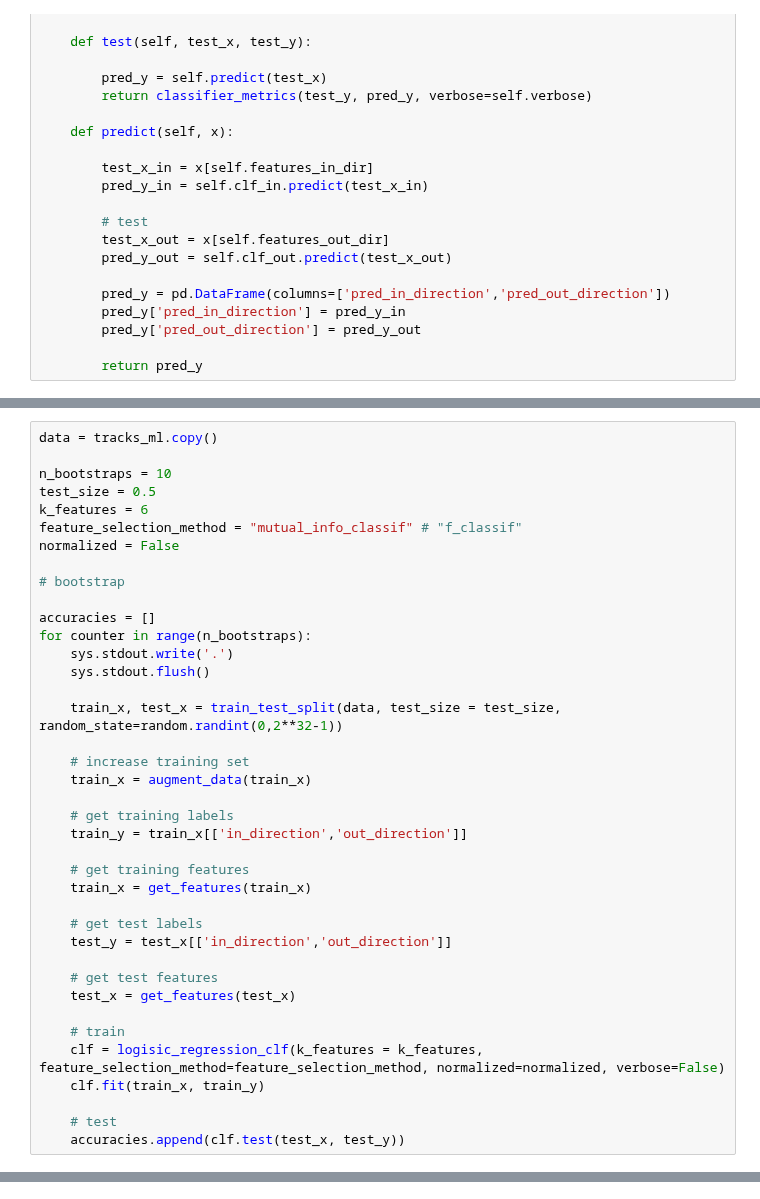
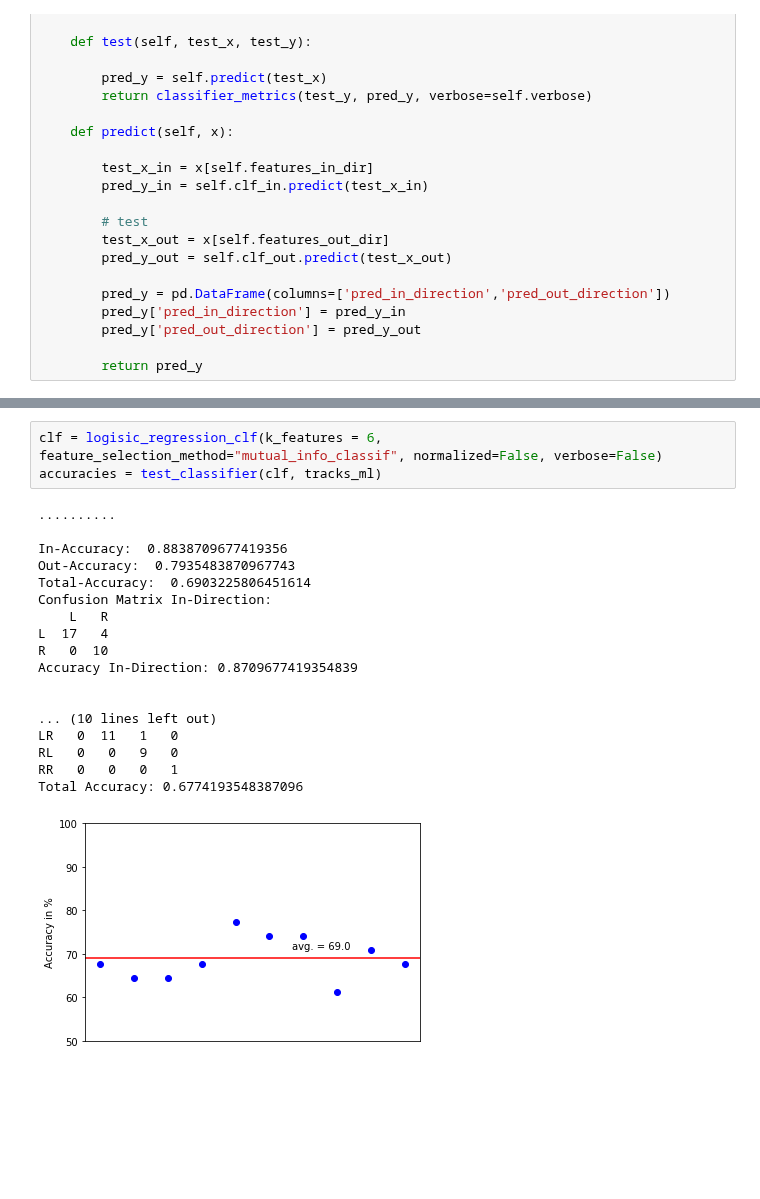
Before and after one commit to tschopo/swp_bioroboticslab, a Jupyter notebook: pipeline_tracking_test_daniel4.ipynb, the cells around one changed output, grey strips where cells are left out. Drawn from its saved outputs; the diff is of its cells as text; blank space fills up the shorter version.

Commit message:
add testing script for classifiers

```diff
--- a/pipeline_tracking_test_daniel4.ipynb
+++ b/pipeline_tracking_test_daniel4.ipynb
@@ -1000,39 +1017,0 @@ class logisic_regression_clf():
-# %%
-data = tracks_ml.copy()
-
-n_bootstraps = 10
-test_size = 0.5
-k_features = 6
-feature_selection_method = "mutual_info_classif" # "f_classif"
-normalized = False
-
-# bootstrap
-
-accuracies = []
-for counter in range(n_bootstraps):
-    sys.stdout.write('.')
-    sys.stdout.flush()
-
-    train_x, test_x = train_test_split(data, test_size = test_size, random_state=random.randint(0,2**32-1))
-
-    # increase training set
-    train_x = augment_data(train_x)
-
-    # get training labels
-    train_y = train_x[['in_direction','out_direction']]
-
-    # get training features
-    train_x = get_features(train_x)
-
-    # get test labels
-    test_y = test_x[['in_direction','out_direction']]
-
-    # get test features
-    test_x = get_features(test_x)
-
-    # train
-    clf = logisic_regression_clf(k_features = k_features, feature_selection_method=feature_selection_method, normalized=normalized, verbose=False)
-    clf.fit(train_x, train_y)
-
-    # test
-    accuracies.append(clf.test(test_x, test_y))
@@ -1147 +1084,23 @@ classifier_metrics(test_y, pred_y, print_output=True)
+# %%
+clf = logisic_regression_clf(k_features = 6, feature_selection_method="mutual_info_classif", normalized=False, verbose=False)
+accuracies = test_classifier(clf, tracks_ml)
+# %% [output]
+..........
+
+In-Accuracy:  0.8838709677419356
+Out-Accuracy:  0.7935483870967743
+Total-Accuracy:  0.6903225806451614
+Confusion Matrix In-Direction:
+    L   R
+L  17   4
+R   0  10
+Accuracy In-Direction: 0.8709677419354839
+
+
+... (10 lines left out)
+LR   0  11   1   0
+RL   0   0   9   0
+RR   0   0   0   1
+Total Accuracy: 0.6774193548387096
+[figure, added]
 # %% [markdown]
```
Also changed, not shown: parts of 31 cells of this notebook, 1 other file.
